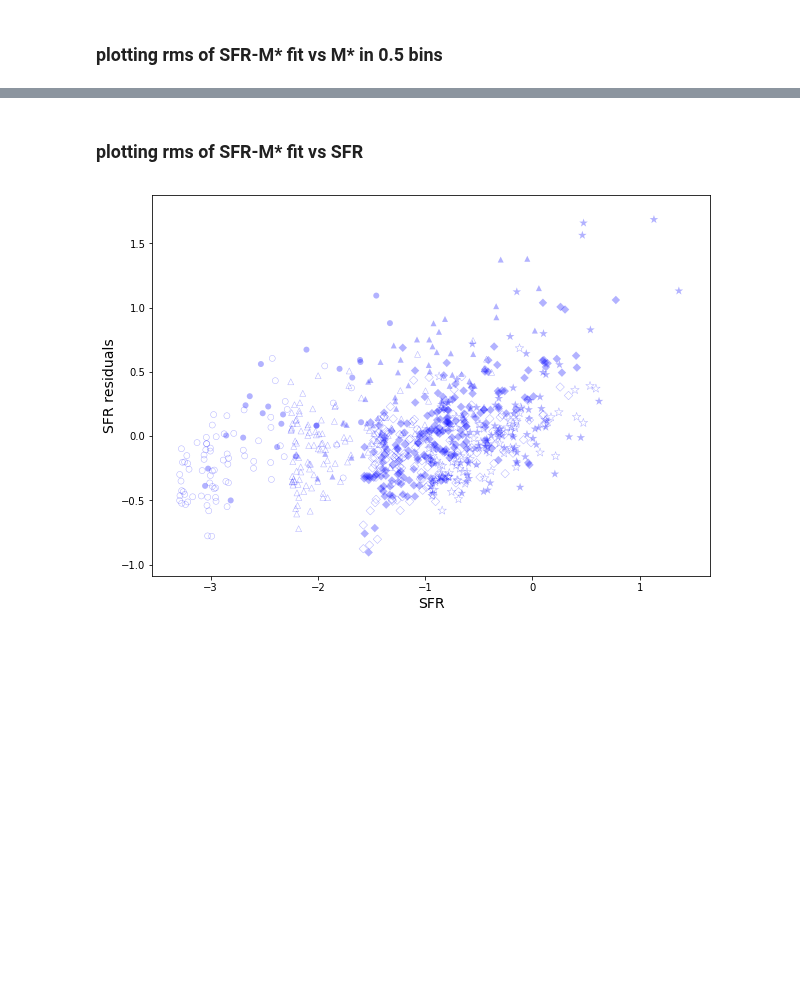
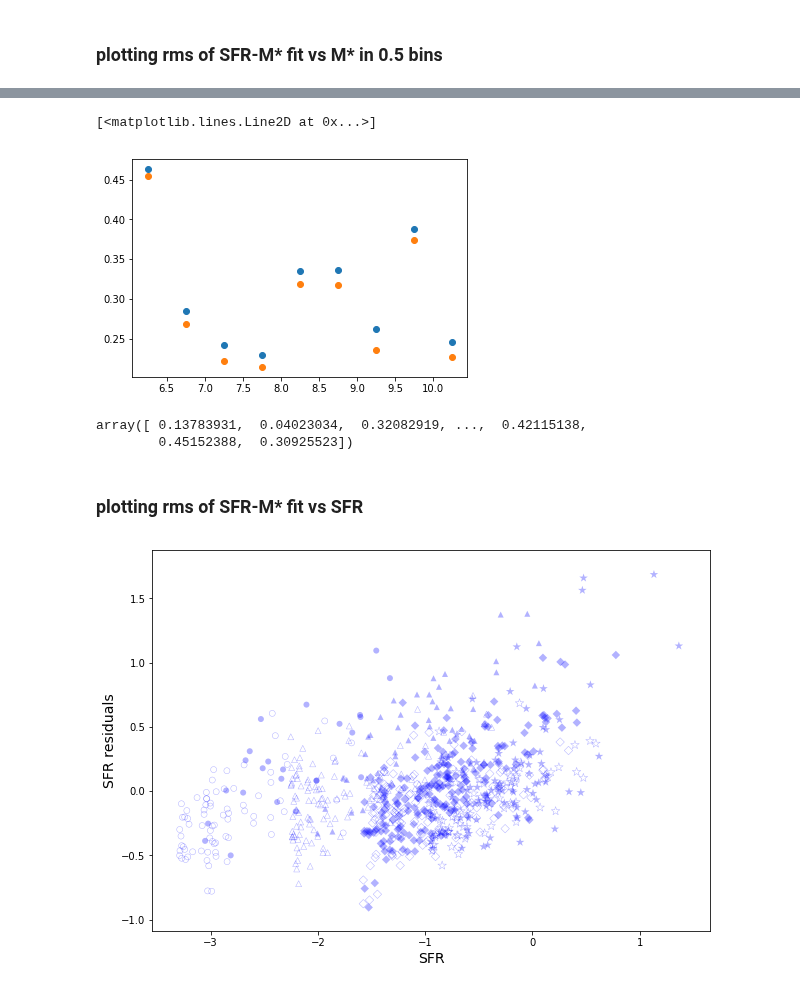
Before and after one commit to kaitshin/LowM_MainSequence, a Jupyter notebook: dispersion_fiddling.ipynb, the cells around one changed output, grey strips where cells are left out. Drawn from its saved outputs; the diff is of its cells as text; code cells hidden in the pictures; blank space fills up the shorter version.

```diff
--- a/dispersion_fiddling.ipynb
+++ b/dispersion_fiddling.ipynb
@@ -198,0 +213,20 @@ sigma = 0.3244
+# %%
+intr_neg = []
+intr_pos = []
+for i in range(len(mbins0)):
+    bin_match = np.where(bin_ii == i)[0]
+    print 'mass range:', mbins0[i]-0.25, '--', mbins0[i]+0.25
+
+    plot_dispersion = np.round(np.std(sfrs_resid[bin_match]), 4)
+    print 'plot_sigma =',str(plot_dispersion)
+    meas_dispersion_neg = np.mean(corr_tbl['meas_errs_neg'][bin_match].data)
+    print 'meas_sigma_neg =',str(np.round(meas_dispersion_neg, 4))
+    meas_dispersion_pos = np.mean(corr_tbl['meas_errs_pos'][bin_match].data)
+    print 'meas_sigma_pos =',str(np.round(meas_dispersion_pos, 4))
+
+    intr_dispersion_neg = np.sqrt(plot_dispersion**2 - meas_dispersion_neg**2)
+    intr_neg.append(intr_dispersion_neg)
+    print 'intr_sigma_neg =',str(np.round(intr_dispersion_neg, 4))
+    intr_dispersion_pos = np.sqrt(plot_dispersion**2 - meas_dispersion_pos**2)
+    intr_pos.append(intr_dispersion_pos)
+    print 'intr_sigma_pos =',str(np.round(intr_dispersion_pos, 4)), '\n'
@@ -199,3 +251,15 @@ sigma = 0.3244
+# %%
+plt.plot(mbins0, intr_neg, 'o')
+plt.plot(mbins0, intr_pos, 'o')
+# %% [output]
+[<matplotlib.lines.Line2D at 0x...>]
+[figure, added]
+# %%
+corr_tbl['meas_errs_neg'].data
+corr_tbl['meas_errs_pos'].data
+# %% [output]
+array([ 0.13783931,  0.04023034,  0.32082919, ...,  0.42115138,
+        0.45152388,  0.30925523])
 # %% [markdown]
 ### plotting rms of SFR-M\* fit vs SFR
 # %%
```
Also changed, not shown: parts of 4 cells of this notebook.
